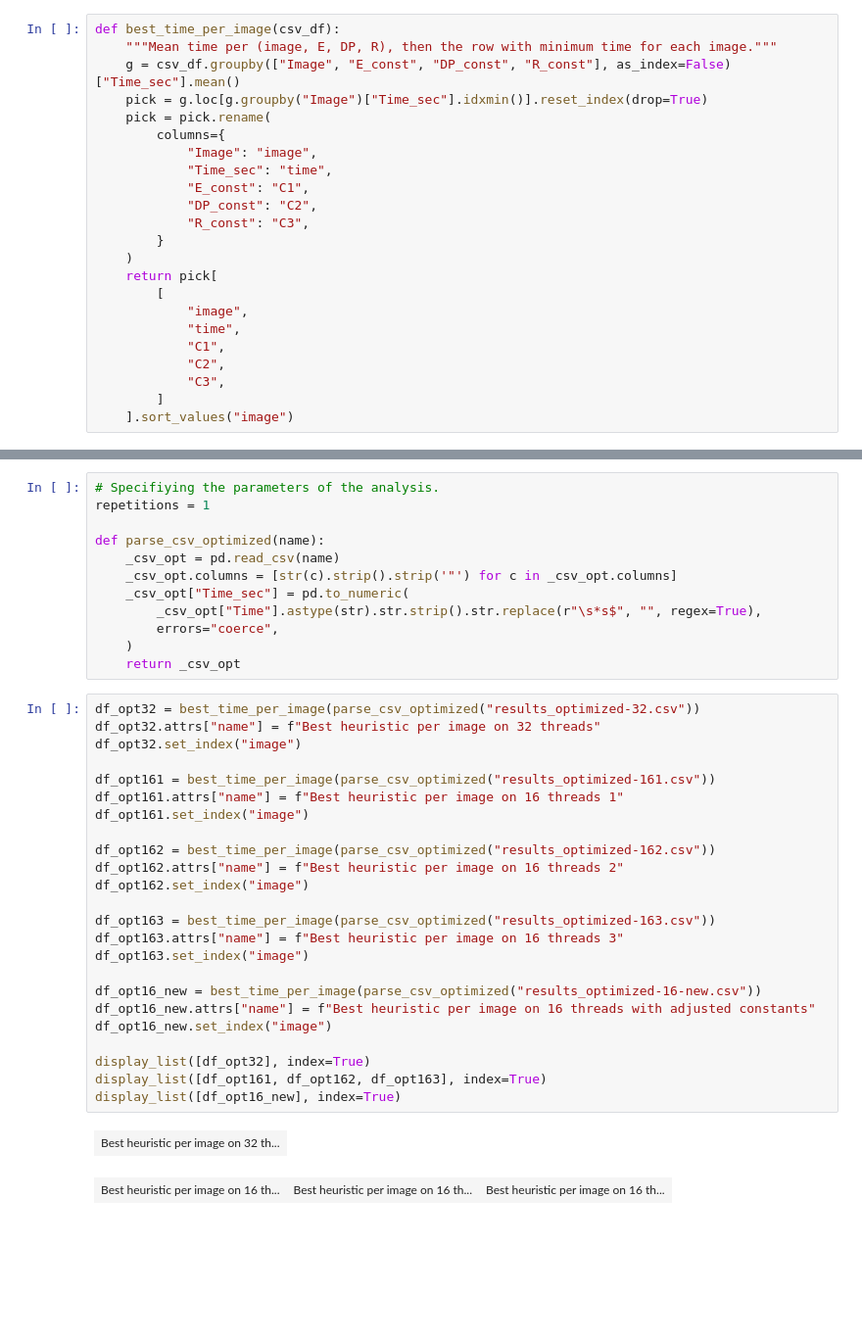
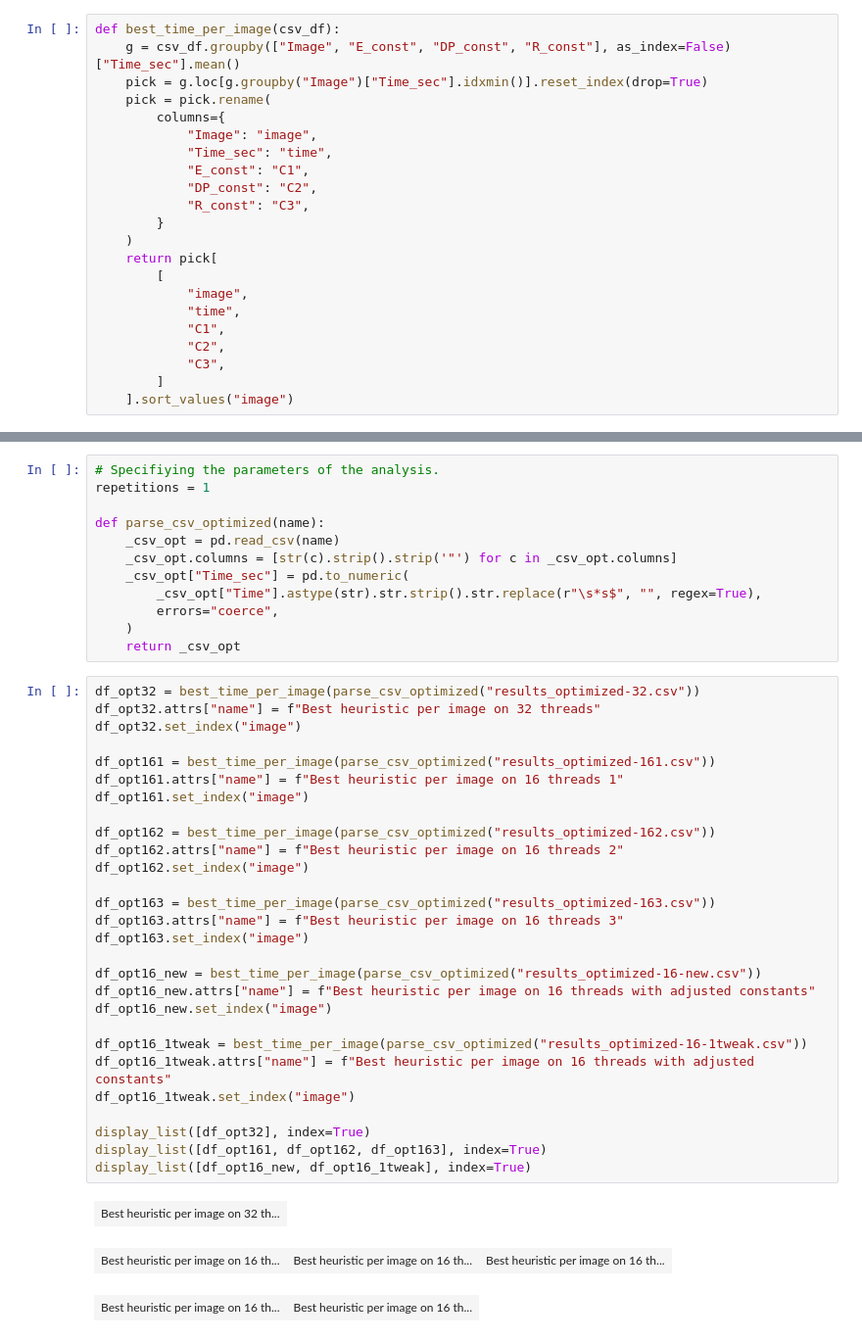
Before and after one commit to Edelwy/HPC, a Jupyter notebook: Assignment1/latex/analiza.ipynb, the cells around one changed output, grey strips where cells are left out. Shown at 98% size. Drawn from its saved outputs; the diff is of its cells as text; blank space fills up the shorter version.

```diff
--- a/Assignment1/latex/analiza.ipynb
+++ b/Assignment1/latex/analiza.ipynb
@@ -100,7 +102,6 @@ Speed-up (16 cores vs seq.) for 7680x4320.png: 6.817x
 ## **Dynamic Thread Allocation**
 # %%
 def best_time_per_image(csv_df):
-    """Mean time per (image, E, DP, R), then the row with minimum time for each image."""
     g = csv_df.groupby(["Image", "E_const", "DP_const", "R_const"], as_index=False)["Time_sec"].mean()
     pick = g.loc[g.groupby("Image")["Time_sec"].idxmin()].reset_index(drop=True)
     pick = pick.rename(
@@ -155,27 +156,32 @@ def parse_csv_optimized(name):
 # %%
 df_opt32 = best_time_per_image(parse_csv_optimized("results_optimized-32.csv"))
 df_opt32.attrs["name"] = f"Best heuristic per image on 32 threads"
 df_opt32.set_index("image")
 
 df_opt161 = best_time_per_image(parse_csv_optimized("results_optimized-161.csv"))
 df_opt161.attrs["name"] = f"Best heuristic per image on 16 threads 1"
 df_opt161.set_index("image")
 
 df_opt162 = best_time_per_image(parse_csv_optimized("results_optimized-162.csv"))
 df_opt162.attrs["name"] = f"Best heuristic per image on 16 threads 2"
 df_opt162.set_index("image")
 
 df_opt163 = best_time_per_image(parse_csv_optimized("results_optimized-163.csv"))
 df_opt163.attrs["name"] = f"Best heuristic per image on 16 threads 3"
 df_opt163.set_index("image")
 
 df_opt16_new = best_time_per_image(parse_csv_optimized("results_optimized-16-new.csv"))
 df_opt16_new.attrs["name"] = f"Best heuristic per image on 16 threads with adjusted constants"
 df_opt16_new.set_index("image")
 
+df_opt16_1tweak = best_time_per_image(parse_csv_optimized("results_optimized-16-1tweak.csv"))
+df_opt16_1tweak.attrs["name"] = f"Best heuristic per image on 16 threads with adjusted constants"
+df_opt16_1tweak.set_index("image")
+
 display_list([df_opt32], index=True)
 display_list([df_opt161, df_opt162, df_opt163], index=True)
-display_list([df_opt16_new], index=True)
+display_list([df_opt16_new, df_opt16_1tweak], index=True)
 # %% [output]
 | Best heuristic per image on 32 th... |
 | Best heuristic per image on 16 th... | Best heuristic per image on 16 th... | Best heuristic per image on 16 th... |
+| Best heuristic per image on 16 th... | Best heuristic per image on 16 th... |
```
Also changed, not shown: parts of 4 cells of this notebook, 1 other file.
